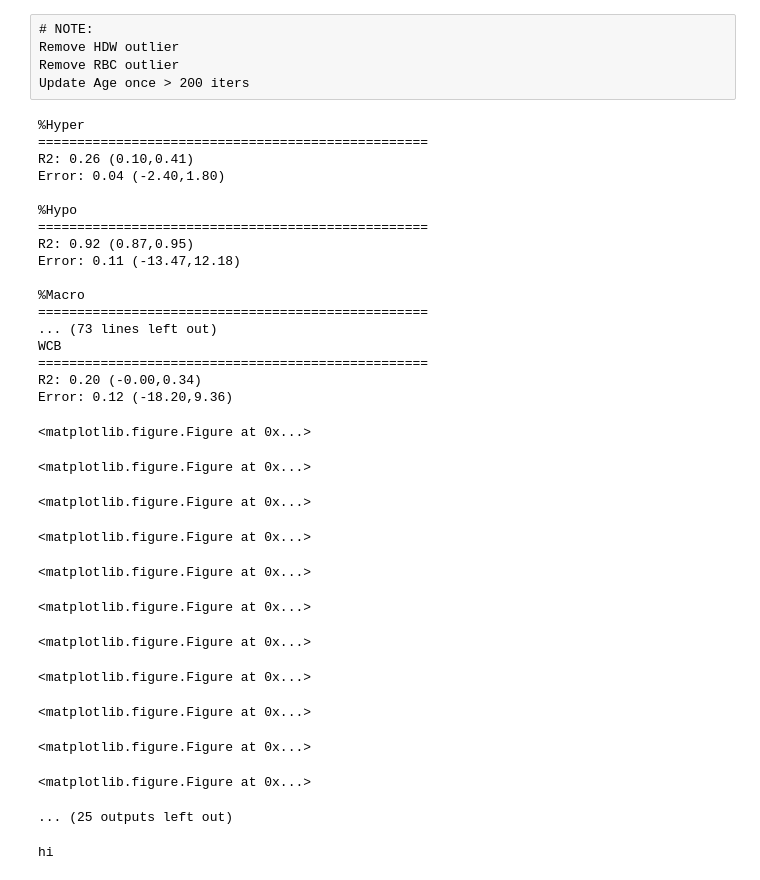
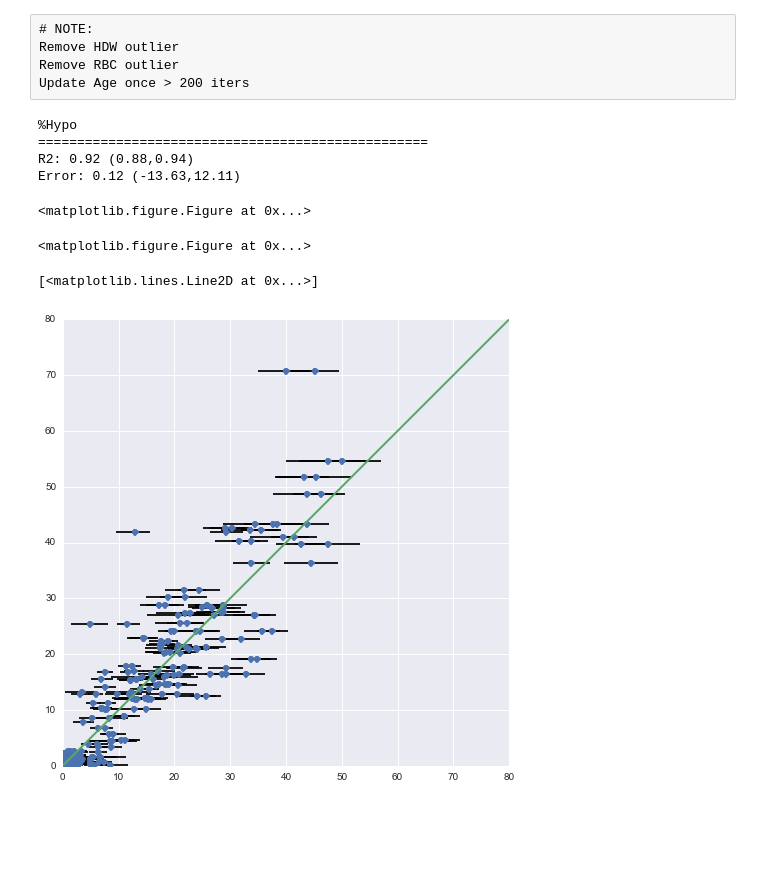
Before and after one commit to alexbw/ida, a Jupyter notebook: prediction/Analyzing best regression.ipynb, the cells around one changed output. Saved outputs shown, nothing was run; the diff lists cells and outputs as text; code cells hidden in the pictures; blank space fills up the shorter version.

```diff
--- a/prediction/Analyzing best regression.ipynb
+++ b/prediction/Analyzing best regression.ipynb
@@ -206,6 +207,7 @@ for param_to_predict in params_to_predict:
     r2_across_folds = []
     all_pred_y = []
     all_true_y = []
+    all_validation_idx = []
     for train, validation in cross_validation.StratifiedShuffleSplit(patient_label, n_iter=n_folds, test_size=0.5):
         # Train a model
         true_y, pred_y, train_idx, validation_idx = regress(job, this_sdf, param_to_predict, patients, train, validation)
@@ -213,10 +215,12 @@ for param_to_predict in params_to_predict:
         r2_across_folds.append(this_r2)
         all_pred_y.append(pred_y)
         all_true_y.append(true_y)
+        all_validation_idx.append(validation_idx.ravel())
 
     r2 = np.mean(r2_across_folds)
     all_pred_y = np.hstack(all_pred_y)
     all_true_y = np.hstack(all_true_y)
+    all_validation_idx = np.hstack(all_validation_idx)
 
     diffs = all_pred_y - all_true_y
     rediffs = all_true_y - np.mean(all_true_y)
@@ -255,36 +259,32 @@ for param_to_predict in params_to_predict:
     savefig("/Users/Alex/Desktop/blurd/%s-bland-altman.pdf" % param_to_predict.replace("/","-"))
     clf()
 # %% [output]
-%Hyper
-==================================================
-R2: 0.26 (0.10,0.41)
-Error: 0.04 (-2.40,1.80)
-
 %Hypo
 ==================================================
-R2: 0.92 (0.87,0.95)
-Error: 0.11 (-13.47,12.18)
-
-%Macro
-==================================================
-... (73 lines left out)
-WCB
-==================================================
-R2: 0.20 (-0.00,0.34)
-Error: 0.12 (-18.20,9.36)
+R2: 0.92 (0.88,0.94)
+Error: 0.12 (-13.63,12.11)
 <matplotlib.figure.Figure at 0x...>
 <matplotlib.figure.Figure at 0x...>
-<matplotlib.figure.Figure at 0x...>
-<matplotlib.figure.Figure at 0x...>
-<matplotlib.figure.Figure at 0x...>
-<matplotlib.figure.Figure at 0x...>
-<matplotlib.figure.Figure at 0x...>
-<matplotlib.figure.Figure at 0x...>
-<matplotlib.figure.Figure at 0x...>
-<matplotlib.figure.Figure at 0x...>
-<matplotlib.figure.Figure at 0x...>
-... (25 outputs left out)
-# %%
-print 'hi'
-# %% [output]
-hi
+# %%
+vmu = []
+vten = []
+vninety = []
+true_val = []
+for vidx in np.unique(all_validation_idx):
+    ind = all_validation_idx==vidx
+    vmu.append(np.nanmean(all_pred_y[ind]))
+    vten.append(np.percentile(all_pred_y[ind], 10))
+    vninety.append(np.percentile(all_pred_y[ind], 90))
+    true_val.append(all_true_y[ind][0])
+# %%
+figure(figsize=(8,8))
+plot(vmu, true_val, 'o')
+for l,r,y in zip(vten,vninety,true_val):
+    hlines(y,l,r)
+# errorbar(vmu, true_val,xerr=vsigma, fmt='o')
+xlim(ylim())
+x = xlim(); y = ylim()
+plot([x[0],x[1]],[y[0],y[1]], '-', linewidth=2)
+# %% [output]
+[<matplotlib.lines.Line2D at 0x...>]
+[figure, added]
```
Also changed, not shown: parts of 1 cell of this notebook, 3 other files.
